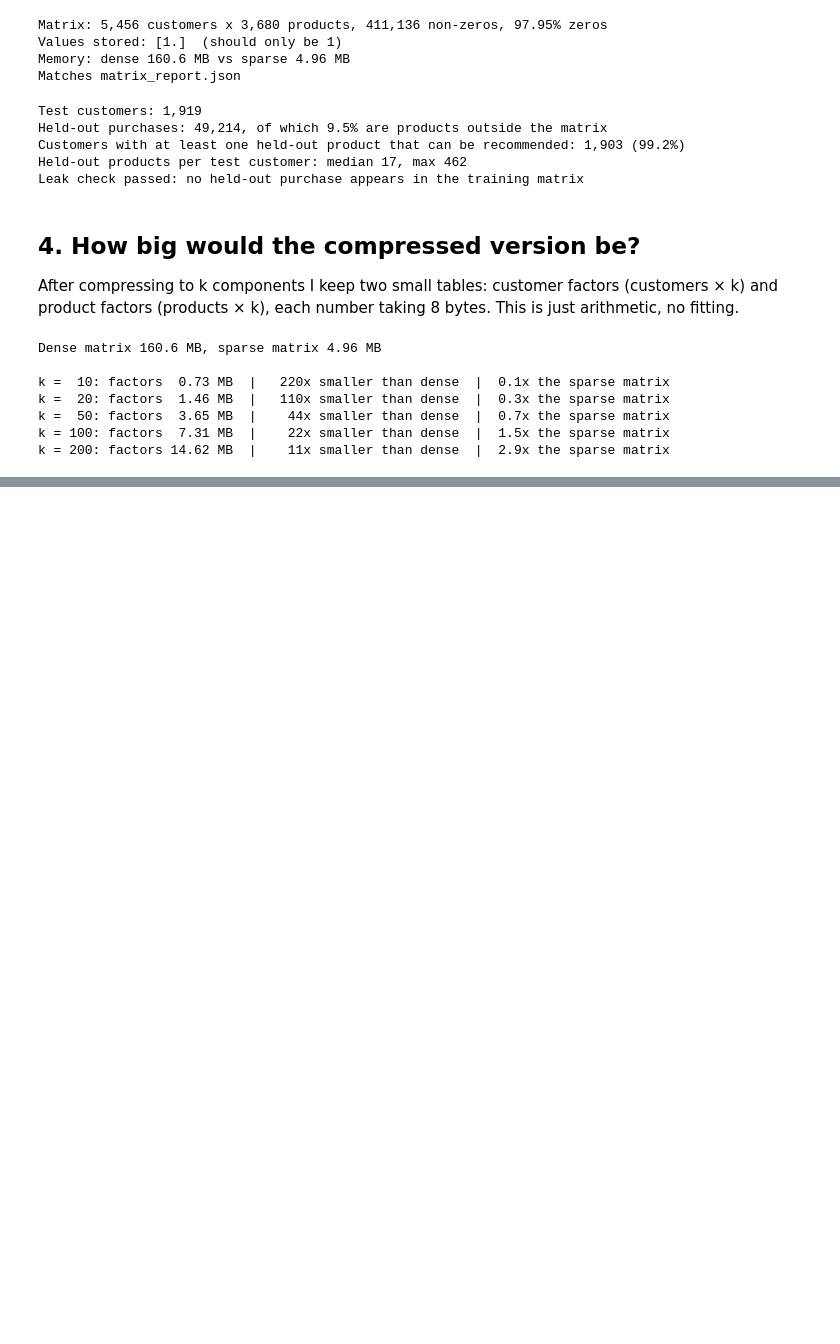
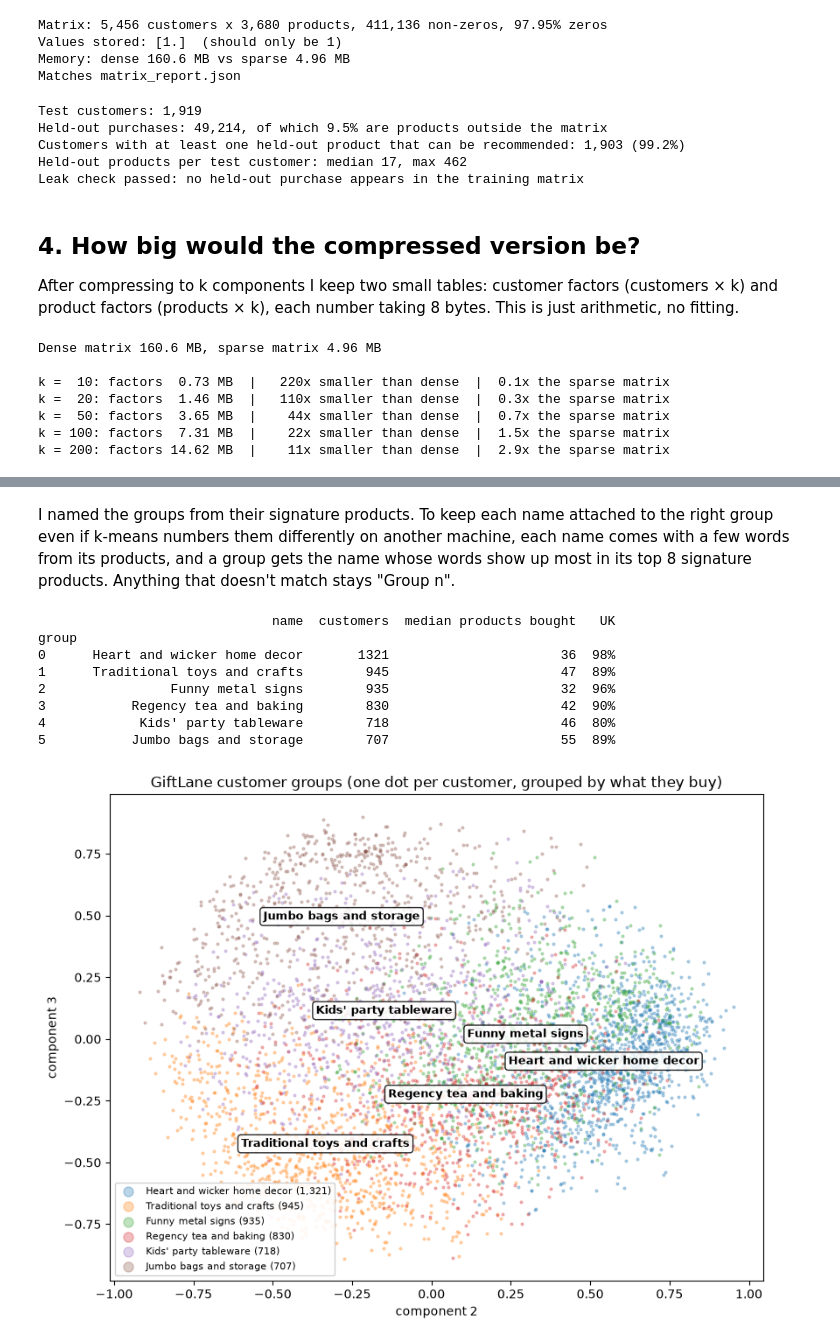
Before and after one commit to AchintyaShah25/MiniProj_Linear_Algebra, a Jupyter notebook: ML_Engineer.ipynb, the cells around one changed output, grey strips where cells are left out. Saved outputs shown, nothing was run; the diff lists cells and outputs as text; code cells hidden in the pictures; blank space fills up the shorter version.

```diff
--- a/ML_Engineer.ipynb
+++ b/ML_Engineer.ipynb
@@ -133,0 +580,48 @@ Fit `TruncatedSVD` for each k in `K_GRID` and plot reconstruction error against
+# %% [markdown]
+I named the groups from their signature products. To keep each name attached to the right group even if k-means numbers them differently on another machine, each name comes with a few words from its products, and a group gets the name whose words show up most in its top 8 signature products. Anything that doesn't match stays "Group n".
+# %%
+SEGMENT_WORDS = {
+    "Heart and wicker home decor": ["HEART", "WICKER", "T-LIGHT"],
+    "Traditional toys and crafts": ["PAINT SET", "CLAY", "DOMINOES", "CRAYONS", "HARMONICA"],
+    "Funny metal signs": [" SIGN"],
+    "Regency tea and baking": ["REGENCY", "TEACUP", "CAKE TINS"],
+    "Kids' party tableware": ["PAPER", "CAKE CASES", "NAPKINS"],
+    "Jumbo bags and storage": ["JUMBO", "STORAGE"],
+}
+
+def name_for(text):
+    hits = {name: sum(text.count(w) for w in words) for name, words in SEGMENT_WORDS.items()}
+    best = max(hits, key=hits.get)
+    return best if hits[best] > 0 else None
+
+names = {g: name_for(signature[g]) for g in range(G)}
+taken = [n for n in names.values() if n]
+names = {g: n if n and taken.count(n) == 1 else f"Group {g + 1}" for g, n in names.items()}
+profile.insert(0, "name", [names[g] for g in profile.index])
+print(profile[["name", "customers", "median products bought", "UK"]].to_string())
+profile.to_csv("results/segments.csv")
+
+fig, ax = plt.subplots(figsize=(8.5, 6.5))
+for g in range(G):
+    m = groups == g
+    ax.scatter(X[m, 0], X[m, 1], s=4, alpha=0.3, label=f"{profile.loc[g, 'name']} ({m.sum():,})")
+for g in range(G):
+    m = groups == g
+    ax.annotate(profile.loc[g, "name"], (X[m, 0].mean(), X[m, 1].mean()), ha="center", va="center",
+                fontsize=9, weight="bold", bbox=dict(boxstyle="round,pad=0.3", fc="white", alpha=0.85))
+ax.set(xlabel="component 2", ylabel="component 3",
+       title="GiftLane customer groups (one dot per customer, grouped by what they buy)")
+ax.legend(markerscale=4, fontsize=8, loc="lower left", framealpha=0.9)
+fig.tight_layout()
+fig.savefig("figures/customer_map.png", dpi=150)
+plt.show()
+# %% [output]
+                              name  customers  median products bought   UK
+group
+0      Heart and wicker home decor       1321                      36  98%
+1      Traditional toys and crafts        945                      47  89%
+2                Funny metal signs        935                      32  96%
+3           Regency tea and baking        830                      42  90%
+4            Kids' party tableware        718                      46  80%
+5           Jumbo bags and storage        707                      55  89%
+[figure, added]
```
Also changed, not shown: parts of 34 cells of this notebook, 8 other files.
